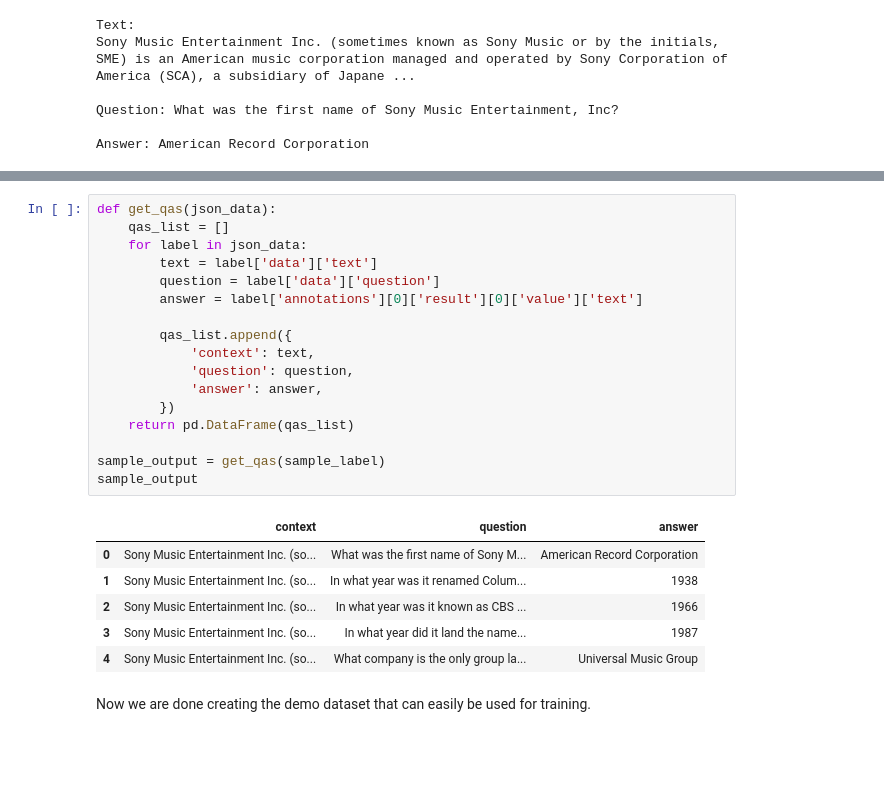
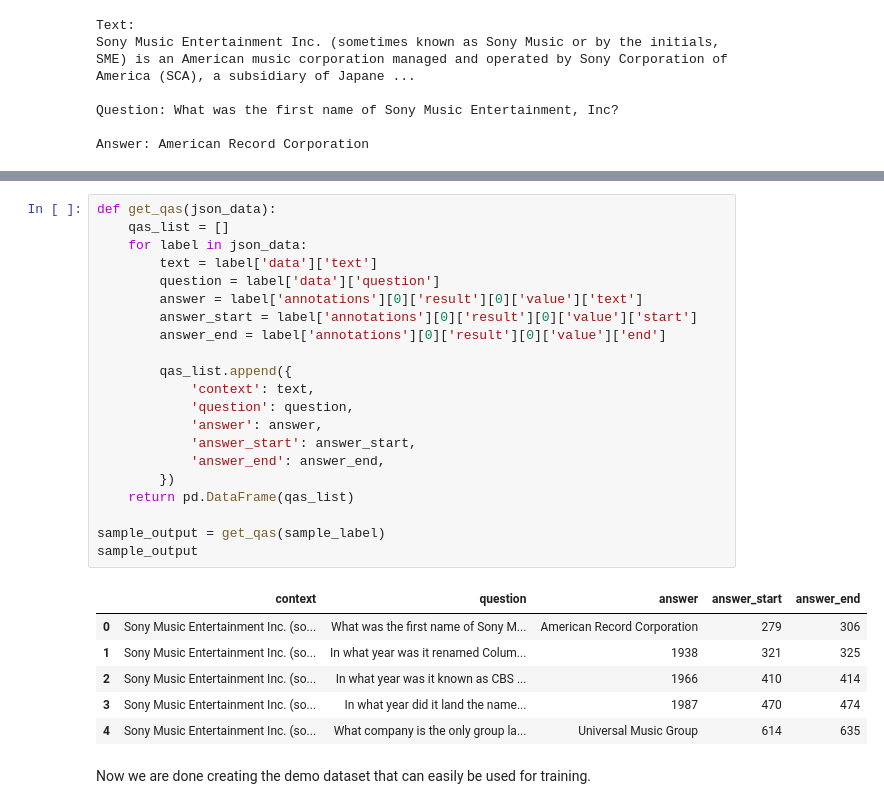
Before and after one commit to ansonnn07/Natural-Language-Processing-PyTorch, a Jupyter notebook: 1. Labeling Text.ipynb, the cells around one changed output, grey strips where cells are left out. Drawn from its saved outputs; the diff is of its cells as text; blank space fills up the shorter version.

```diff
--- a/1. Labeling Text.ipynb
+++ b/1. Labeling Text.ipynb
@@ -277,26 +320,30 @@ Answer: American Record Corporation
 # %%
 def get_qas(json_data):
     qas_list = []
     for label in json_data:
         text = label['data']['text']
         question = label['data']['question']
         answer = label['annotations'][0]['result'][0]['value']['text']
+        answer_start = label['annotations'][0]['result'][0]['value']['start']
+        answer_end = label['annotations'][0]['result'][0]['value']['end']
 
         qas_list.append({
             'context': text,
             'question': question,
             'answer': answer,
+            'answer_start': answer_start,
+            'answer_end': answer_end,
         })
     return pd.DataFrame(qas_list)
 
 sample_output = get_qas(sample_label)
 sample_output
 # %% [output]
-|  | context | question | answer |
-| 0 | Sony Music Entertainment Inc. (so... | What was the first name of Sony M... | American Record Corporation |
-| 1 | Sony Music Entertainment Inc. (so... | In what year was it renamed Colum... | 1938 |
-| 2 | Sony Music Entertainment Inc. (so... | In what year was it known as CBS ... | 1966 |
-| 3 | Sony Music Entertainment Inc. (so... | In what year did it land the name... | 1987 |
-| 4 | Sony Music Entertainment Inc. (so... | What company is the only group la... | Universal Music Group |
+|  | context | question | answer | answer_start | answer_end |
+| 0 | Sony Music Entertainment Inc. (so... | What was the first name of Sony M... | American Record Corporation | 279 | 306 |
+| 1 | Sony Music Entertainment Inc. (so... | In what year was it renamed Colum... | 1938 | 321 | 325 |
+| 2 | Sony Music Entertainment Inc. (so... | In what year was it known as CBS ... | 1966 | 410 | 414 |
+| 3 | Sony Music Entertainment Inc. (so... | In what year did it land the name... | 1987 | 470 | 474 |
+| 4 | Sony Music Entertainment Inc. (so... | What company is the only group la... | Universal Music Group | 614 | 635 |
 # %% [markdown]
 Now we are done creating the demo dataset that can easily be used for training.
```
Also changed, not shown: parts of 6 cells of this notebook, 2 other files.
